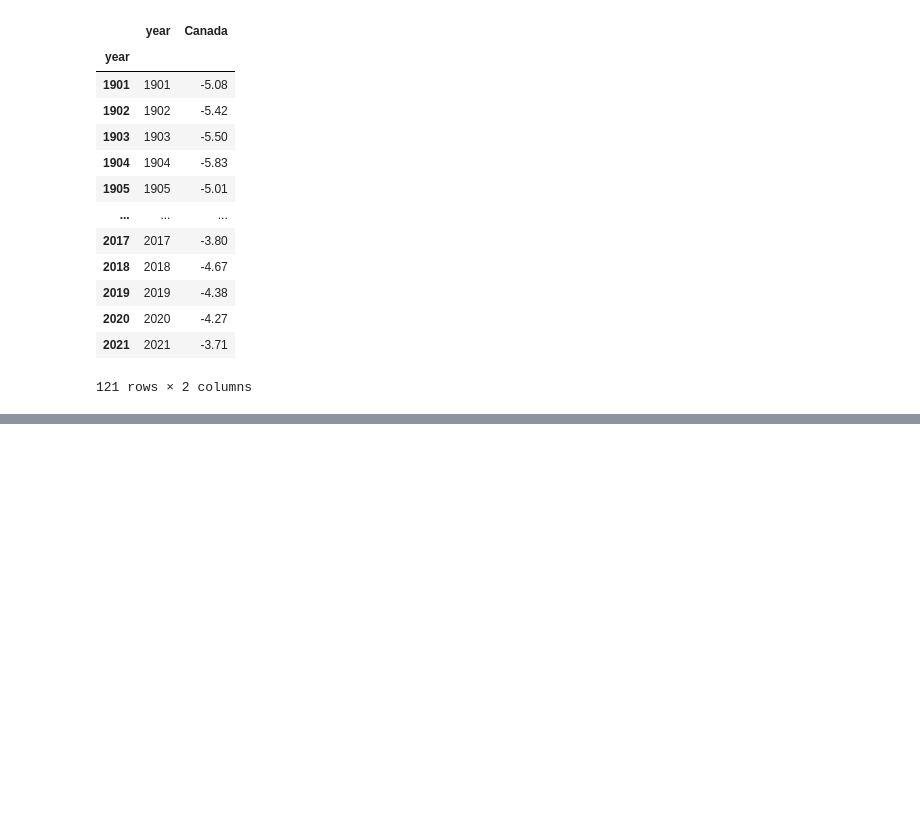
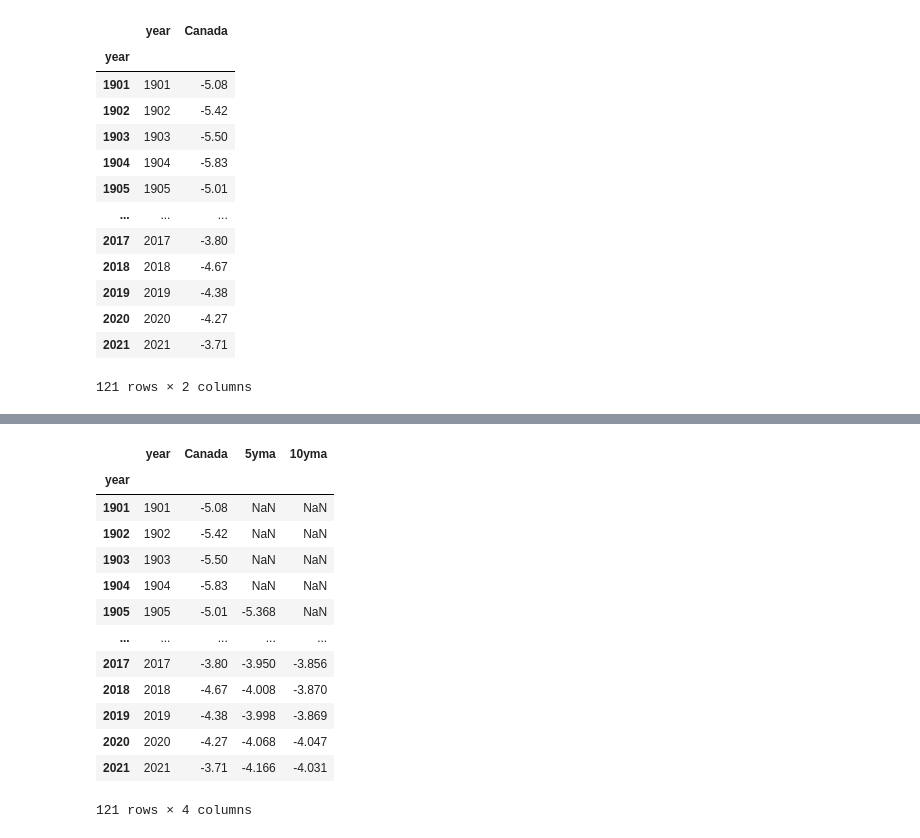
Before and after one commit to omsouravsharma/ClimateChange, a Jupyter notebook: python/Temperature-Data.ipynb, the cells around one changed output, grey strips where cells are left out. Cells and saved outputs as stored; diff of their text form; code cells hidden in the pictures; blank space fills up the shorter version.

```diff
--- a/python/Temperature-Data.ipynb
+++ b/python/Temperature-Data.ipynb
@@ -130,0 +110,3 @@ See the caveats in the documentation: https://pandas.pydata.org/pandas-docs/stab
+# %%
+data2['5yma'] = data2.Canada.rolling(5).mean()
+data2['10yma'] = data2.Canada.rolling(10).mean()
@@ -131,3 +125,20 @@ See the caveats in the documentation: https://pandas.pydata.org/pandas-docs/stab
+# %%
+data2
+# %% [output]
+|  | year | Canada | 5yma | 10yma |
+| year |  |  |  |  |
+| 1901 | 1901 | -5.08 | NaN | NaN |
+| 1902 | 1902 | -5.42 | NaN | NaN |
+| 1903 | 1903 | -5.50 | NaN | NaN |
+| 1904 | 1904 | -5.83 | NaN | NaN |
+| 1905 | 1905 | -5.01 | -5.368 | NaN |
+| ... | ... | ... | ... | ... |
+| 2017 | 2017 | -3.80 | -3.950 | -3.856 |
+| 2018 | 2018 | -4.67 | -4.008 | -3.870 |
+| 2019 | 2019 | -4.38 | -3.998 | -3.869 |
+| 2020 | 2020 | -4.27 | -4.068 | -4.047 |
+| 2021 | 2021 | -3.71 | -4.166 | -4.031 |
+121 rows × 4 columns
 # %%
 import plotly.graph_objects as go
 
```
Also changed, not shown: parts of 5 cells of this notebook, 3 other files.
